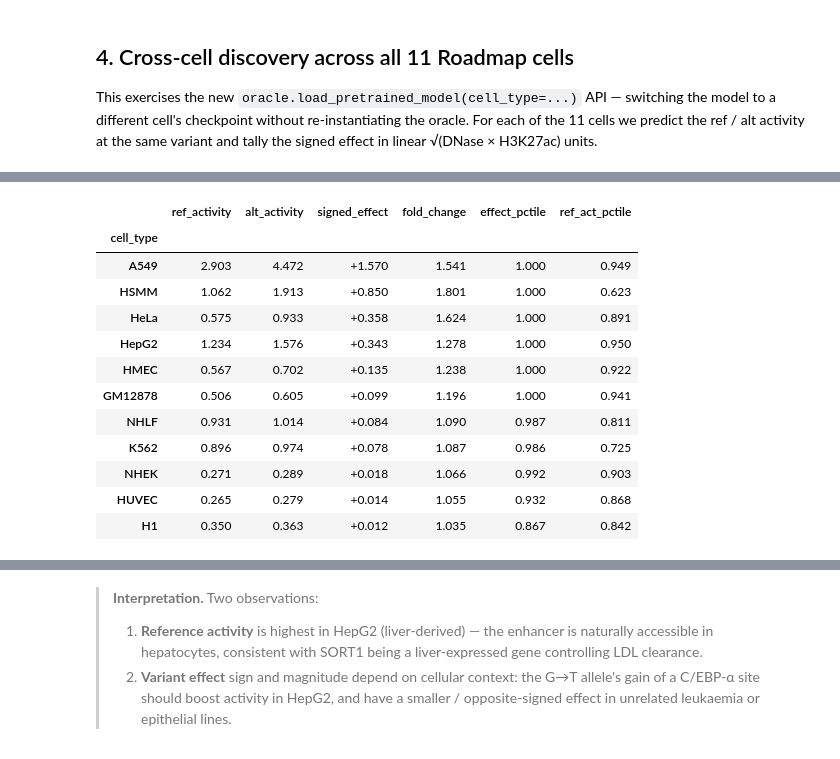
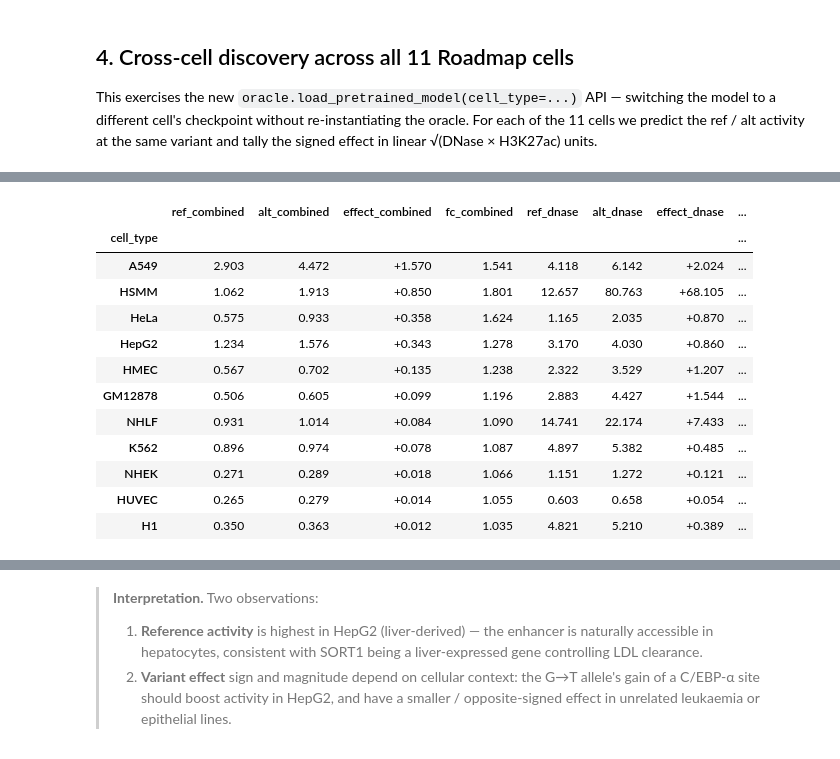
Before and after one commit to pinellolab/chorus, a Jupyter notebook: examples/notebooks/epinformerseq_testing.ipynb, the cells around one changed output, grey strips where cells are left out. Saved outputs shown, nothing was run; the diff lists cells and outputs as text; code cells hidden in the pictures.

```diff
--- a/examples/notebooks/epinformerseq_testing.ipynb
+++ b/examples/notebooks/epinformerseq_testing.ipynb
@@ -200,35 +278,42 @@ re-instantiating the oracle. For each of the 11 cells we predict the
 ref / alt activity at the same variant and tally the signed effect in
 linear √(DNase × H3K27ac) units.
 # %%
+ASSAYS = ['Enhancer_H3K27ac_DNase', 'Enhancer_DNase', 'Enhancer_H3K27ac']
 rows = []
 for ct in EPINFORMERSEQ_AVAILABLE_CELLTYPES:
     oracle.load_pretrained_model(cell_type=ct)
-    res = oracle.predict_variant_effect(
-        genomic_region=f'chr1:{REGION_START}-{REGION_END}',
-        variant_position=f'chr1:{VARIANT_POS}',
-        alleles=['G', 'T'],
-        assay_ids=[f'{ASSAY}:{ct}'],
-    )
-    tid = f'{ASSAY}:{ct}'
-    r = float(res['predictions']['reference'][tid].values[0])
-    a = float(res['predictions']['alt_1'][tid].values[0])
-    eff = a - r
-    rows.append({
-        'cell_type':       ct,
-        'ref_activity':    r,
-        'alt_activity':    a,
-        'signed_effect':   eff,
-        'fold_change':     a / r,
-        'effect_pctile':   norm.effect_percentile('epinformerseq', tid, eff),
-        'ref_act_pctile':  norm.activity_percentile('epinformerseq', tid, r),
-    })
+    rec = {'cell_type': ct}
+    for assay in ASSAYS:
+        # The oracle's predict path aggregates based on the assay key in the
+        # track id (composite -> sqrt(maxD * maxH); single-channel -> max of
+        # that channel over the central 256 bp).
+        tid = f'{assay}:{ct}'
+        # Manually swap assay for this call; the oracle remembers it.
+        oracle.assay = assay
+        oracle.assay_id = tid
+        res = oracle.predict_variant_effect(
+            genomic_region=f'chr1:{REGION_START}-{REGION_END}',
+            variant_position=f'chr1:{VARIANT_POS}',
+            alleles=['G', 'T'],
+            assay_ids=[tid],
+        )
+        r = float(res['predictions']['reference'][tid].values[0])
+        a = float(res['predictions']['alt_1'][tid].values[0])
+        suffix = {'Enhancer_H3K27ac_DNase': 'combined',
+                  'Enhancer_DNase':         'dnase',
+                  'Enhancer_H3K27ac':       'h3k27ac'}[assay]
+        rec[f'ref_{suffix}']     = r
+        rec[f'alt_{suffix}']     = a
+        rec[f'effect_{suffix}']  = a - r
+        rec[f'fc_{suffix}']      = a / r if r > 0 else float('nan')
+    # Reset to the composite assay so downstream cells behave.
+    oracle.assay = 'Enhancer_H3K27ac_DNase'
+    oracle.assay_id = f'Enhancer_H3K27ac_DNase:{ct}'
+    rows.append(rec)
 
 df = pd.DataFrame(rows).set_index('cell_type')
-df_sorted_by_effect = df.sort_values('signed_effect', ascending=False)
-df_sorted_by_effect.style.format({
-    'ref_activity': '{:.3f}', 'alt_activity': '{:.3f}',
-    'signed_effect': '{:+.3f}',
-    'fold_change': '{:.3f}',
-    'effect_pctile': '{:.3f}', 'ref_act_pctile': '{:.3f}',
+df.sort_values('effect_combined', ascending=False).style.format({
+    c: '{:+.3f}' if c.startswith('effect') else '{:.3f}'
+    for c in df.columns
 })
 # %% [output]
@@ -246,14 +331,14 @@ df_sorted_by_effect.style.format({
-|  | ref_activity | alt_activity | signed_effect | fold_change | effect_pctile | ref_act_pctile |
-| cell_type |  |  |  |  |  |  |
-| A549 | 2.903 | 4.472 | +1.570 | 1.541 | 1.000 | 0.949 |
-| HSMM | 1.062 | 1.913 | +0.850 | 1.801 | 1.000 | 0.623 |
-| HeLa | 0.575 | 0.933 | +0.358 | 1.624 | 1.000 | 0.891 |
-| HepG2 | 1.234 | 1.576 | +0.343 | 1.278 | 1.000 | 0.950 |
-| HMEC | 0.567 | 0.702 | +0.135 | 1.238 | 1.000 | 0.922 |
-| GM12878 | 0.506 | 0.605 | +0.099 | 1.196 | 1.000 | 0.941 |
-| NHLF | 0.931 | 1.014 | +0.084 | 1.090 | 0.987 | 0.811 |
-| K562 | 0.896 | 0.974 | +0.078 | 1.087 | 0.986 | 0.725 |
-| NHEK | 0.271 | 0.289 | +0.018 | 1.066 | 0.992 | 0.903 |
-| HUVEC | 0.265 | 0.279 | +0.014 | 1.055 | 0.932 | 0.868 |
-| H1 | 0.350 | 0.363 | +0.012 | 1.035 | 0.867 | 0.842 |
+|  | ref_combined | alt_combined | effect_combined | fc_combined | ref_dnase | alt_dnase | effect_dnase | ... |
+| cell_type |  |  |  |  |  |  |  | ... |
+| A549 | 2.903 | 4.472 | +1.570 | 1.541 | 4.118 | 6.142 | +2.024 | ... |
+| HSMM | 1.062 | 1.913 | +0.850 | 1.801 | 12.657 | 80.763 | +68.105 | ... |
+| HeLa | 0.575 | 0.933 | +0.358 | 1.624 | 1.165 | 2.035 | +0.870 | ... |
+| HepG2 | 1.234 | 1.576 | +0.343 | 1.278 | 3.170 | 4.030 | +0.860 | ... |
+| HMEC | 0.567 | 0.702 | +0.135 | 1.238 | 2.322 | 3.529 | +1.207 | ... |
+| GM12878 | 0.506 | 0.605 | +0.099 | 1.196 | 2.883 | 4.427 | +1.544 | ... |
+| NHLF | 0.931 | 1.014 | +0.084 | 1.090 | 14.741 | 22.174 | +7.433 | ... |
+| K562 | 0.896 | 0.974 | +0.078 | 1.087 | 4.897 | 5.382 | +0.485 | ... |
+| NHEK | 0.271 | 0.289 | +0.018 | 1.066 | 1.151 | 1.272 | +0.121 | ... |
+| HUVEC | 0.265 | 0.279 | +0.014 | 1.055 | 0.603 | 0.658 | +0.054 | ... |
+| H1 | 0.350 | 0.363 | +0.012 | 1.035 | 4.821 | 5.210 | +0.389 | ... |
 # %%
```
Also changed, not shown: parts of 14 cells of this notebook, 1 other file.
